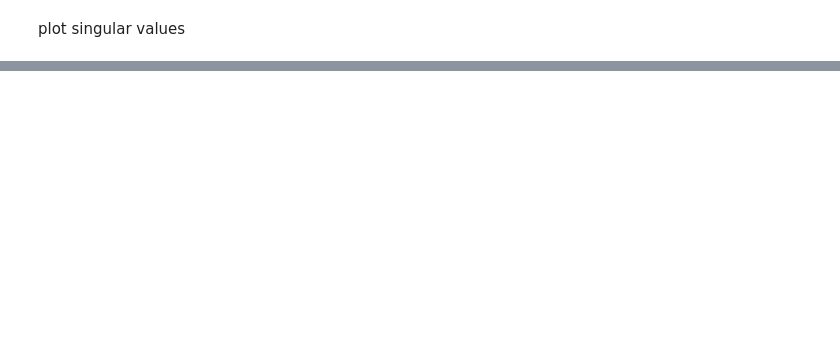
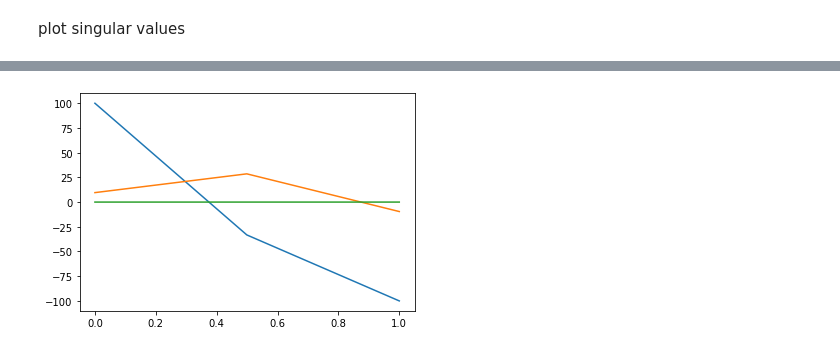
Before and after one commit to flabowski/FEniCS_rb_demo, a Jupyter notebook: poisson problem.ipynb, the cells around one changed output, grey strips where cells are left out. Drawn from its saved outputs; the diff is of its cells as text; code cells hidden in the pictures; blank space fills up the shorter version.

```diff
--- a/poisson problem.ipynb
+++ b/poisson problem.ipynb
@@ -172,7 +169,7 @@ for j, thermal_conductivity in enumerate([step, sigmoid]):
 # %% [markdown]
 plot singular values
 # %%
-lbl = ["k = step(x)", "k = sigmoid(x)"]
+lbl = ["k = step(x)", "k = step2(x)", "k = sigmoid(x)"]
 fig, (ax1, ax2) = plt.subplots(1, 2, figsize=(10, 5))
 for i, S in enumerate(S_all):
     ax1.plot(np.arange(0, len(S)), S, ".", label=lbl[i])
@@ -197,0 +216,6 @@ plt.show()
+# %%
+fig, ax = plt.subplots()
+for i in range(3):
+    plt.plot(x_V, U_all[1][:, i]*S_all[1][i])
+# %% [output]
+[figure, added]
```
Also changed, not shown: parts of 13 cells of this notebook.
